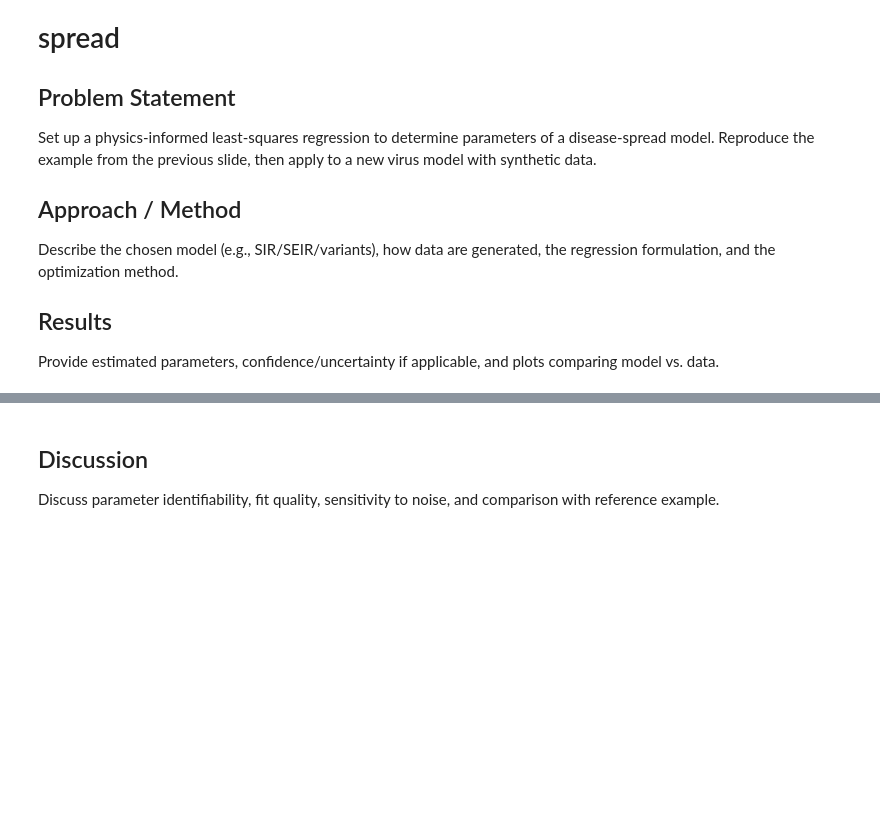
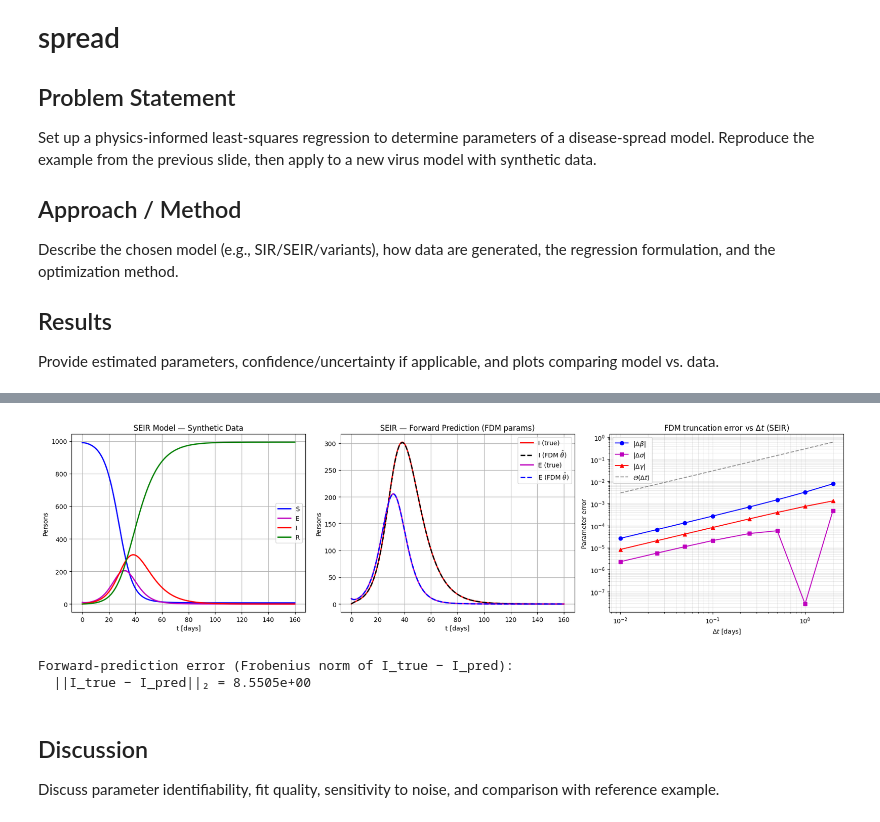
Before and after one commit to tzikos/Data-Driven-Methods, a Jupyter notebook: Week1/week1_exercises.ipynb, the cells around one changed output, grey strips where cells are left out. Drawn from its saved outputs; the diff is of its cells as text; code cells hidden in the pictures; blank space fills up the shorter version.

```diff
--- a/Week1/week1_exercises.ipynb
+++ b/Week1/week1_exercises.ipynb
@@ -279,5 +512,75 @@ Provide estimated parameters, confidence/uncertainty if applicable, and plots co
 # %%
-# TODO: plots and metrics
+# ═══════════════════════════════════════════════════════════════
+# Plots & metrics — SEIR dynamics + forward prediction
+# ═══════════════════════════════════════════════════════════════
+fig, axes = plt.subplots(1, 3, figsize=(18, 5))
+
+# ── (a) SEIR dynamics ─────────────────────────────────────────
+ax = axes[0]
+ax.plot(t_se, S_se, 'b-',  lw=2, label='S')
+ax.plot(t_se, E_se, 'm-',  lw=2, label='E')
+ax.plot(t_se, I_se, 'r-',  lw=2, label='I')
+ax.plot(t_se, R_se, 'g-',  lw=2, label='R')
+ax.set_xlabel('t [days]');  ax.set_ylabel('Persons')
+ax.set_title('SEIR Model — Synthetic Data')
+ax.legend();  ax.grid(True)
+
+# ── (b) Forward prediction with estimated SEIR parameters ─────
+# Solve SEIR with the FDM-estimated parameters
+beta_hat, sigma_hat, gamma_hat = p_seir_fd
+sol_pred = solve_ivp(
+    lambda t, y: seir_rhs(t, y, beta_hat, sigma_hat, gamma_hat, N_seir),
+    (0, t_end_seir), y0_seir, t_eval=t_eval_seir,
+    method='RK45', rtol=1e-12, atol=1e-14
+)
+ax = axes[1]
+ax.plot(t_se, I_se, 'r-',  lw=2,  label='I (true)')
+ax.plot(sol_pred.t, sol_pred.y[2], 'k--', lw=2, label=r'I (FDM $\hat{\theta}$)')
+ax.plot(t_se, E_se, 'm-',  lw=2,  label='E (true)')
+ax.plot(sol_pred.t, sol_pred.y[1], 'b--', lw=2, label=r'E (FDM $\hat{\theta}$)')
+ax.set_xlabel('t [days]');  ax.set_ylabel('Persons')
+ax.set_title('SEIR — Forward Prediction (FDM params)')
+ax.legend();  ax.grid(True)
+
+# ── (c) FDM truncation error vs Δt (SEIR) ─────────────────────
+dt_vals = [2.0, 1.0, 0.5, 0.25, 0.1, 0.05, 0.025, 0.01]
+errs = {n: [] for n in names}
+
+for dtv in dt_vals:
+    t_test = np.arange(0, t_end_seir + dtv, dtv)
+    sol_t = solve_ivp(
+        lambda t, y: seir_rhs(t, y, beta_seir, sigma_seir, gamma_seir, N_seir),
+        (0, t_end_seir), y0_seir, t_eval=t_test,
+        method='RK45', rtol=1e-12, atol=1e-14
+    )
+    St, Et, It, Rt = sol_t.y
+    dtd = np.diff(sol_t.t)
+    b_t = np.concatenate([np.diff(St)/dtd, np.diff(Et)/dtd,
+                          np.diff(It)/dtd, np.diff(Rt)/dtd])
+    p = seir_regression(St[:-1], Et[:-1], It[:-1], Rt[:-1], N_seir, b_t)
+    for i, n in enumerate(names):
+        errs[n].append(abs(p[i] - true_seir[i]))
+
+ax = axes[2]
+markers = ['bo-', 'ms-', 'r^-']
+for (n, e), m in zip(errs.items(), markers):
+    ax.loglog(dt_vals, e, m, label=rf'$|\Delta {n}|$')
+dt_arr = np.array(dt_vals)
+ax.loglog(dt_arr, 0.3*dt_arr, 'k--', alpha=0.4, label=r'$\mathcal{O}(\Delta t)$')
+ax.set_xlabel(r'$\Delta t$ [days]');  ax.set_ylabel('Parameter error')
+ax.set_title(r'FDM truncation error vs $\Delta t$ (SEIR)')
+ax.legend();  ax.grid(True, which='both', alpha=0.3)
+
+plt.tight_layout()
+plt.show()
+
+# ── Summary ────────────────────────────────────────────────────
+print("Forward-prediction error (Frobenius norm of I_true − I_pred):")
+print(f"  ||I_true − I_pred||₂ = {np.linalg.norm(I_se - sol_pred.y[2]):.4e}")
+# %% [output]
+[figure, added]
+Forward-prediction error (Frobenius norm of I_true − I_pred):
+  ||I_true − I_pred||₂ = 8.5505e+00
 # %% [markdown]
 ## Discussion
 Discuss parameter identifiability, fit quality, sensitivity to noise, and comparison with reference example.
```
Also changed, not shown: parts of 9 cells of this notebook, 1 other file.
